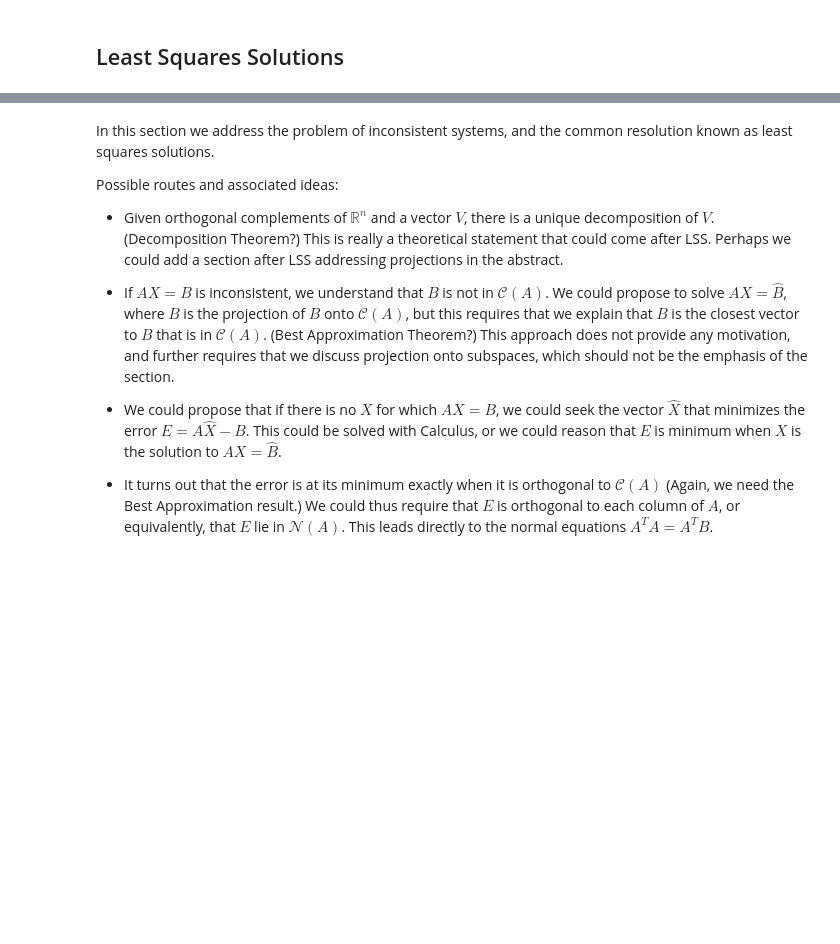
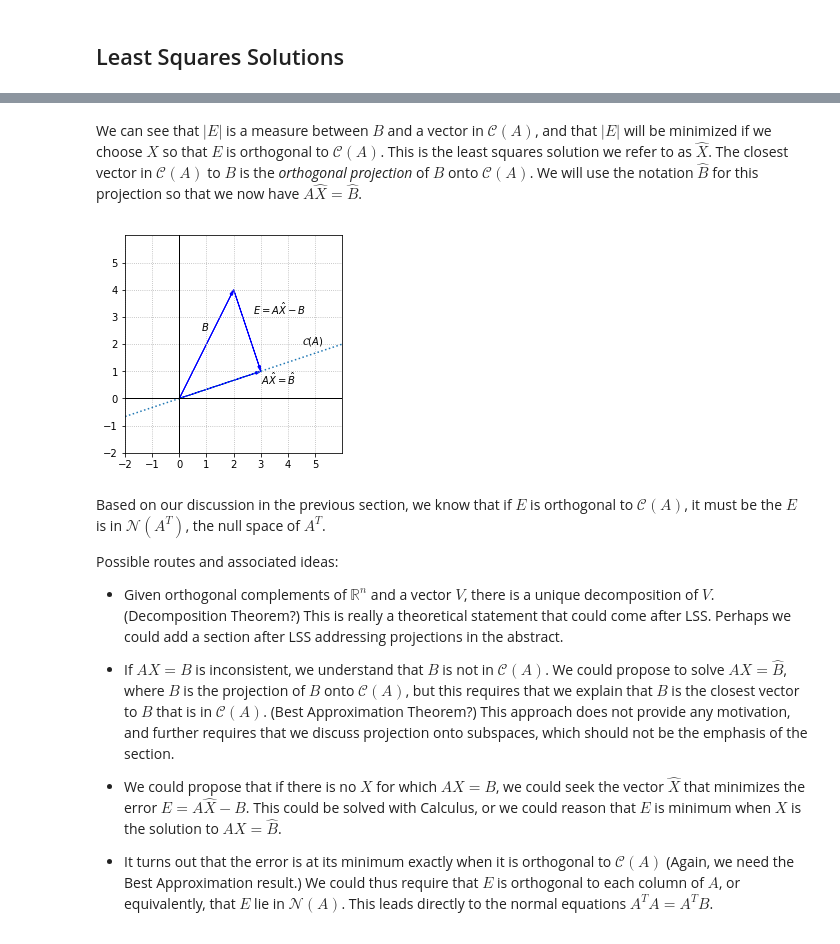
Before and after one commit to bvanderlei/jupyter-guide-to-linear-algebra, a Jupyter notebook: Least_Squares_Solutions.ipynb, the cells around one changed output, grey strips where cells are left out. Cells and saved outputs as stored; diff of their text form; code cells hidden in the pictures; blank space fills up the shorter version.

```diff
--- a/Least_Squares_Solutions.ipynb
+++ b/Least_Squares_Solutions.ipynb
@@ -3,6 +80,34 @@
+# %% [markdown]
+We can see that $|E|$ is a measure between $B$ and a vector in $\mathcal{C}(A)$, and that $|E|$ will be minimized if we choose $X$ so that $E$ is orthogonal to $\mathcal{C}(A)$.  This is the least squares solution we refer to as $\hat{X}$.  The closest vector in $\mathcal{C}(A)$ to $B$ is the *orthogonal projection* of $B$ onto $\mathcal{C}(A)$.  We will use the notation $\hat{B}$ for this projection so that we now have $A\hat{X}=\hat{B}$.
+# %%
+fig, ax = plt.subplots()
+
+options = {"head_width":0.1, "head_length":0.2, "length_includes_head":True}
+
+ax.arrow(0,0,2,4,fc='b',ec='b',**options)
+ax.arrow(0,0,3,1,fc='b',ec='b',**options)
+ax.arrow(2,4,1,-3,fc='b',ec='b',**options)
+ax.plot(x,x/3,ls=':')
+
+ax.set_xlim(-2,6)
+ax.set_ylim(-2,6)
+ax.set_aspect('equal')
+ax.set_xticks(np.arange(-2,6,step = 1))
+ax.set_yticks(np.arange(-2,6,step = 1))
+
+ax.text(0.8,2.5,'$B$')
+ax.text(4.5,2,'$\mathcal{C}(A)$')
+ax.text(3,0.5,'$A\hat{X}=\hat{B}$')
+ax.text(2.7,3.1,'$E=A\hat{X}-B$')
+
+ax.axvline(color='k',linewidth = 1)
+ax.axhline(color='k',linewidth = 1)
+
+ax.grid(True,ls=':')
+# %% [output]
+[figure, added]
 # %% [markdown]
-In this section we address the problem of inconsistent systems, and the common resolution known as least squares solutions.
-
+Based on our discussion in the previous section, we know that if $E$ is orthogonal to $\mathcal{C}(A)$, it must be the $E$ is in $\mathcal{N}(A^T)$, the null space of $A^T$.
 
 Possible routes and associated ideas:
 - Given orthogonal complements of $\mathbb{R}^n$ and a vector $V$, there is a unique decomposition of $V$. (Decomposition Theorem?)  This is really a theoretical statement that could come after LSS.  Perhaps we could add a section after LSS addressing projections in the abstract.
```
Also changed, not shown: parts of 5 cells of this notebook, 4 other files.
